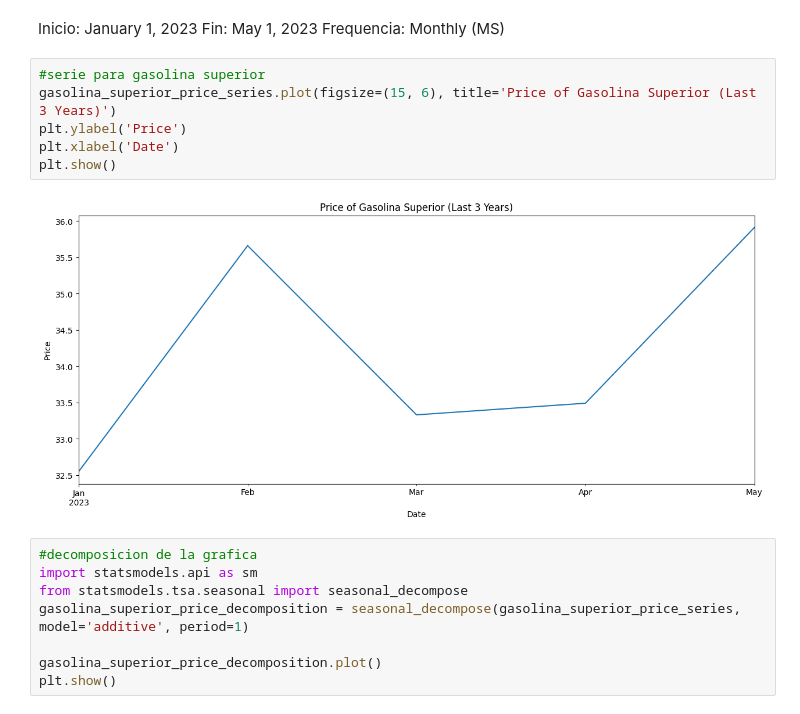
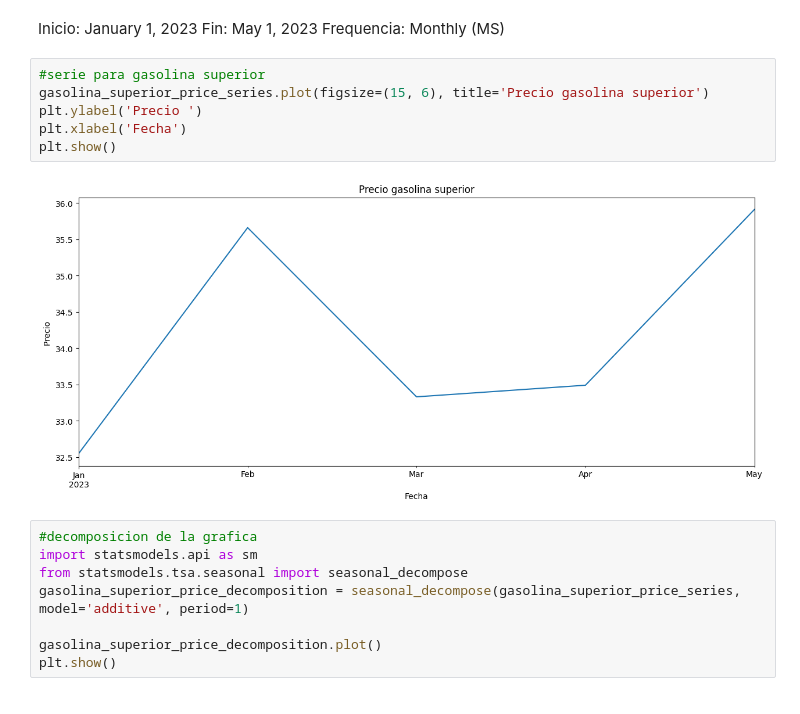
Before and after one commit to CrisLayB/DataScience_Lab02, a Jupyter notebook: ConsumoGasolina.ipynb, the cells around one changed output. Saved outputs shown, nothing was run; the diff lists cells and outputs as text.

```diff
--- a/ConsumoGasolina.ipynb
+++ b/ConsumoGasolina.ipynb
@@ -180,12 +127,12 @@ Fin: May 1, 2023
 Frequencia: Monthly (MS)
 # %%
 #serie para gasolina superior
-gasolina_superior_price_series.plot(figsize=(15, 6), title='Price of Gasolina Superior (Last 3 Years)')
-plt.ylabel('Price')
-plt.xlabel('Date')
+gasolina_superior_price_series.plot(figsize=(15, 6), title='Precio gasolina superior')
+plt.ylabel('Precio ')
+plt.xlabel('Fecha')
 plt.show()
 # %% [output]
-[figure, old version]
+[figure, new version]
 # %%
 #decomposicion de la grafica
 import statsmodels.api as sm
```
Also changed, not shown: parts of 19 cells of this notebook.
